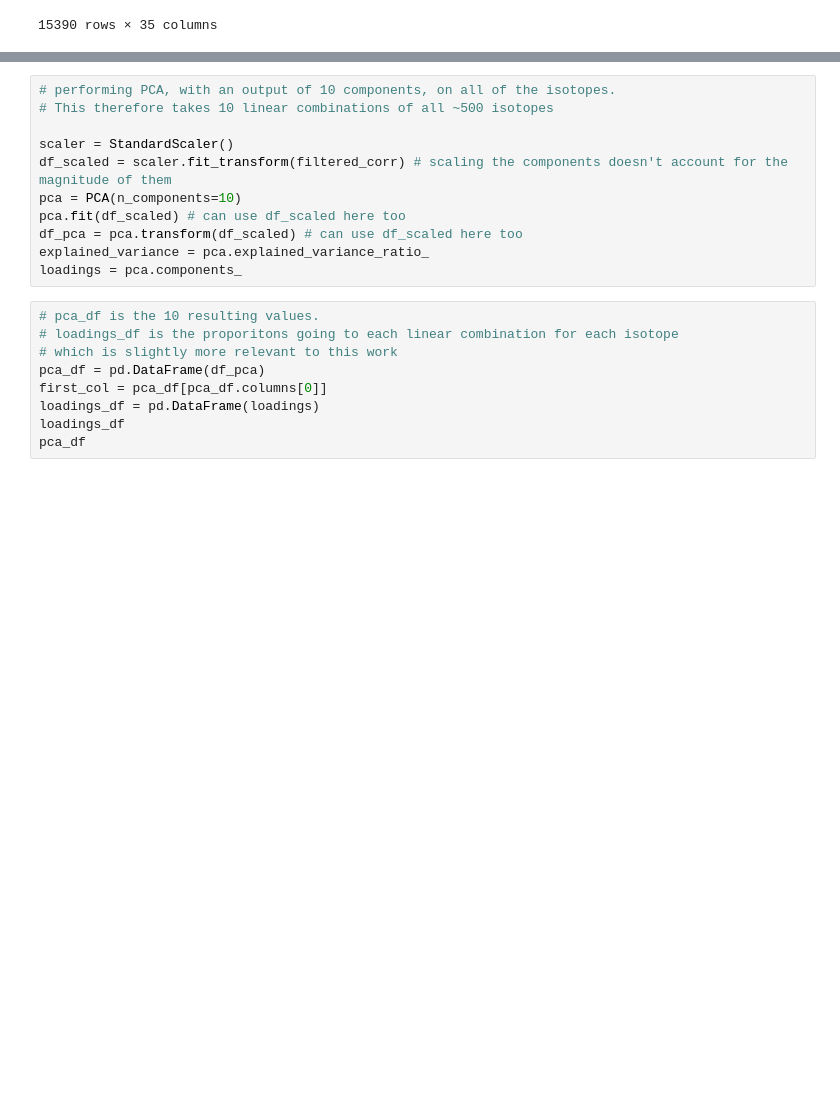
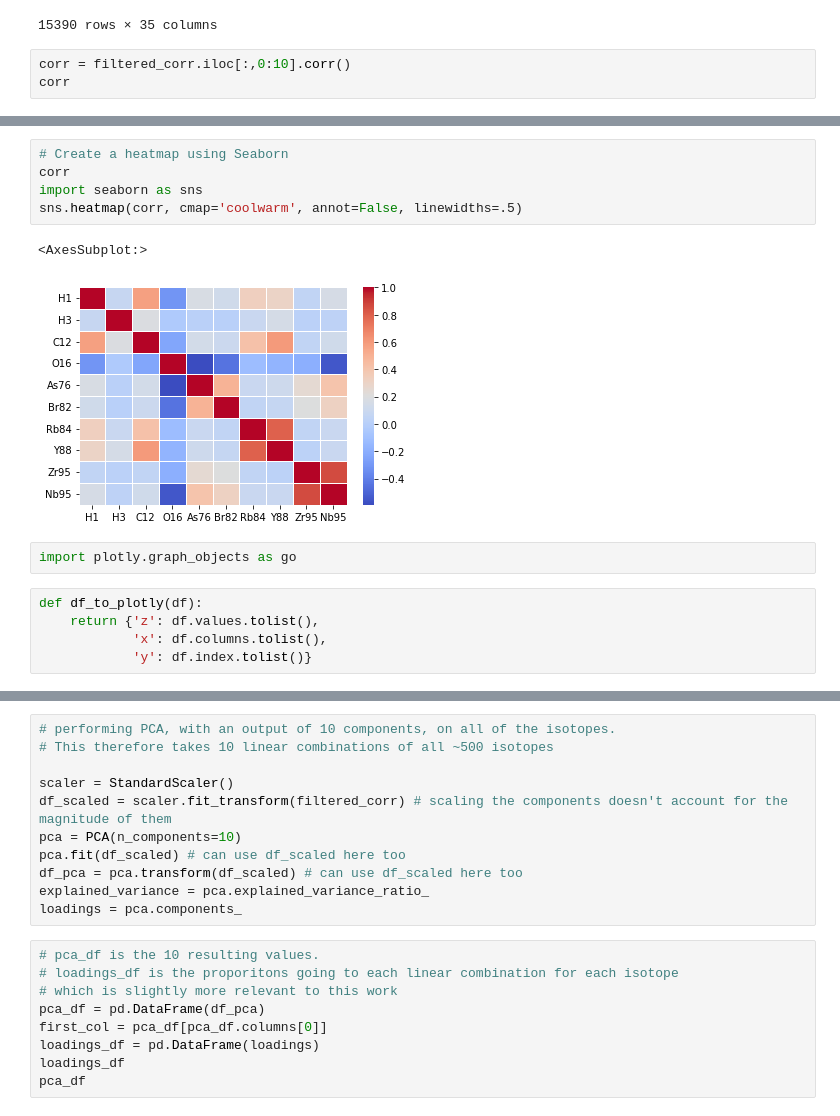
Before and after one commit to ChangyiYang/SimpleLSTM, a Jupyter notebook: isotopic_concentrations_corr.ipynb, the cells around one changed output, grey strips where cells are left out. Cells and saved outputs as stored; diff of their text form; blank space fills up the shorter version.

Commit message:
visualizations for isotope correlations

```diff
--- a/isotopic_concentrations_corr.ipynb
+++ b/isotopic_concentrations_corr.ipynb
@@ -107,3 +93,6 @@ filtered_corr
 | 15388 | 3.739966e-14 | 2.873956e-14 | 3.522271e-14 | 0.046474 | 1.178602e-13 | 1.233775e-11 | 4.061927e-15 | 4.063083e-15 | 0.000010 | 0.000002 | ... | ... |
 | 15389 | 2.947660e-10 | 1.183552e-13 | 1.639956e-10 | 0.046474 | 1.170224e-12 | 1.804061e-10 | 4.531335e-13 | 6.501254e-14 | 0.000018 | 0.000011 | ... | ... |
 15390 rows × 35 columns
+# %%
+corr = filtered_corr.iloc[:,0:10].corr()
+corr
@@ -109,0 +111,15 @@ filtered_corr
+# %%
+# Create a heatmap using Seaborn
+corr
+import seaborn as sns
+sns.heatmap(corr, cmap='coolwarm', annot=False, linewidths=.5)
+# %% [output]
+<AxesSubplot:>
+[figure, added]
+# %%
+import plotly.graph_objects as go
+# %%
+def df_to_plotly(df):
+    return {'z': df.values.tolist(),
+            'x': df.columns.tolist(),
+            'y': df.index.tolist()}
```
Also changed, not shown: parts of 5 cells of this notebook, 2 other files.
